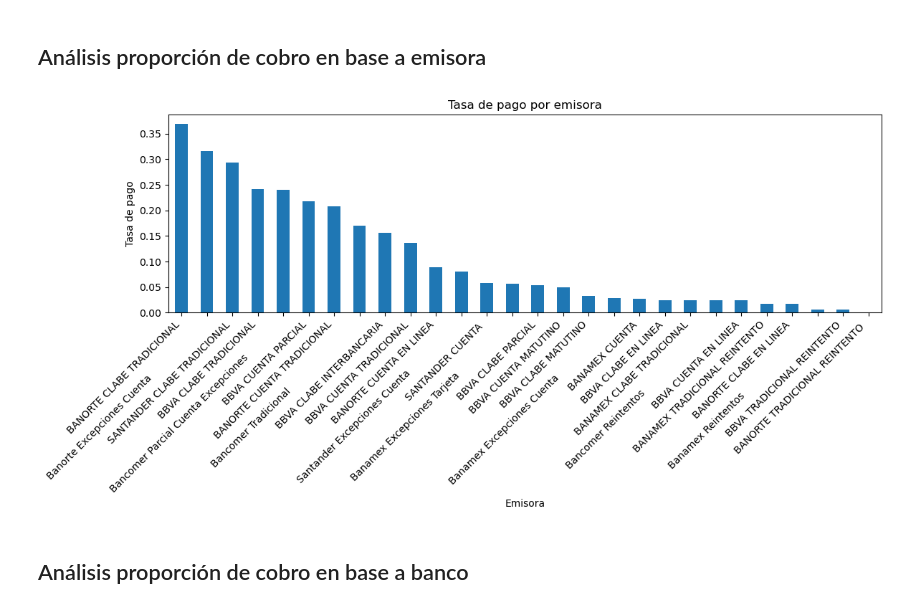
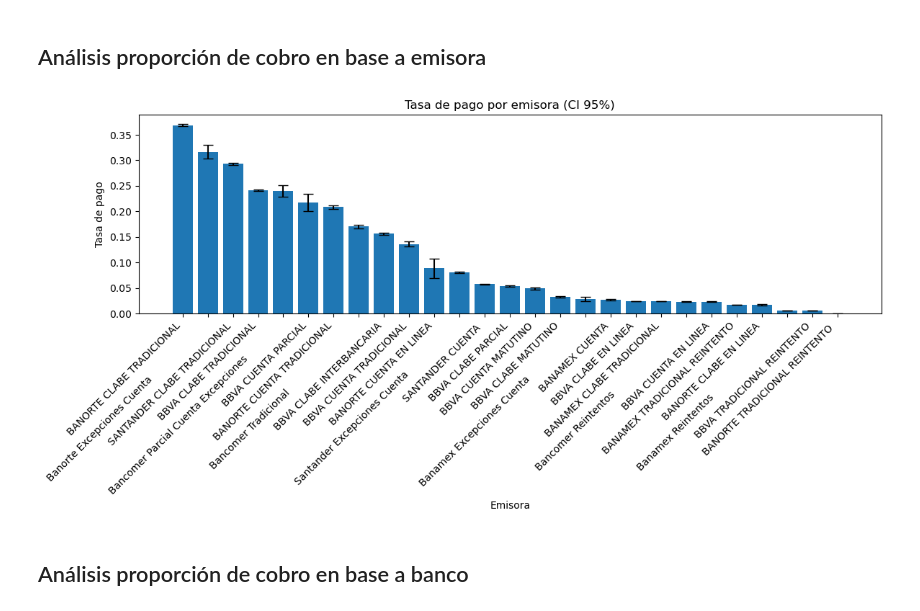
Before and after one commit to allfunso/Qubitos-Datathon, a Jupyter notebook: experiments.ipynb, the cells around one changed output. Drawn from its saved outputs; the diff is of its cells as text; code cells hidden in the pictures.

```diff
--- a/experiments.ipynb
+++ b/experiments.ipynb
@@ -101,18 +106,27 @@ tasas_emisora_summary = cobros_detallados.groupby('nombreEmisora').agg(
     tasa_pago=('pagado', 'mean')
 ).sort_values(by='tasa_pago', ascending=False)
 # %%
-threshold = 200
+# Filter for minimum attempts
+threshold = 400
 tasas_emisora_summary = tasas_emisora_summary[tasas_emisora_summary['total_intentos'] > threshold]
 # %%
-tasas_emisora_summary['tasa_pago'].plot(kind='bar', figsize=(12, 6))
-plt.title('Tasa de pago por emisora')
+# Calculate standard error and confidence intervals
+p = tasas_emisora_summary['tasa_pago']
+n = tasas_emisora_summary['total_intentos']
+se = np.sqrt(p * (1 - p) / n)
+ci95 = 1.96 * se
+
+# Plotting
+plt.figure(figsize=(12, 6))
+plt.bar(tasas_emisora_summary.index, p, yerr=ci95, capsize=5)
+plt.title('Tasa de pago por emisora (CI 95%)')
 plt.ylabel('Tasa de pago')
 plt.xlabel('Emisora')
-plt.xticks(rotation=45, ha='right')  # Rotate and align right
+plt.xticks(rotation=45, ha='right')
 plt.tight_layout()
 plt.show()
 # %% [output]
-[figure, old version]
+[figure, new version]
 # %% [markdown]
 ## Análisis proporción de cobro en base a banco
 # %%
```
Also changed, not shown: parts of 14 cells of this notebook.
